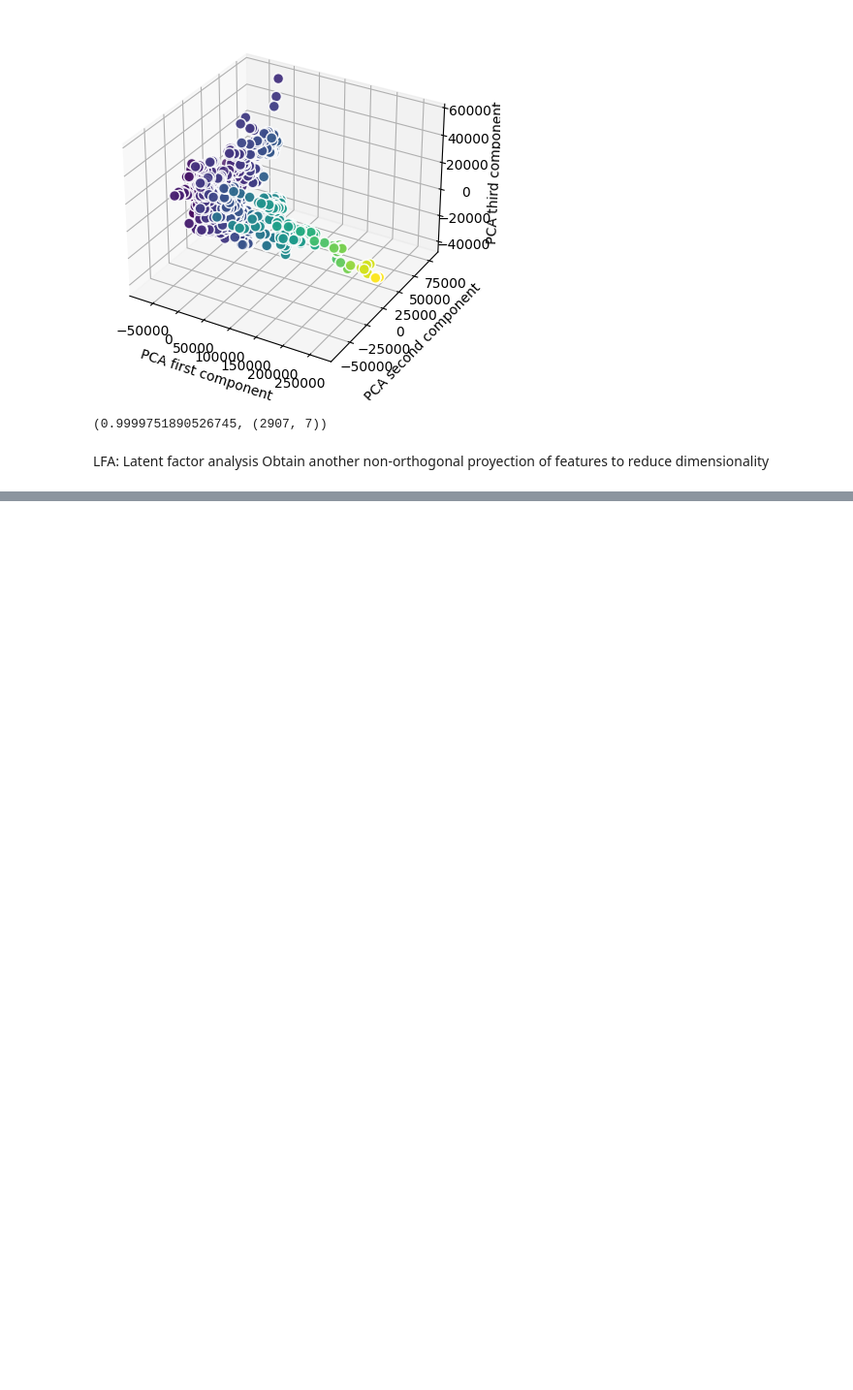
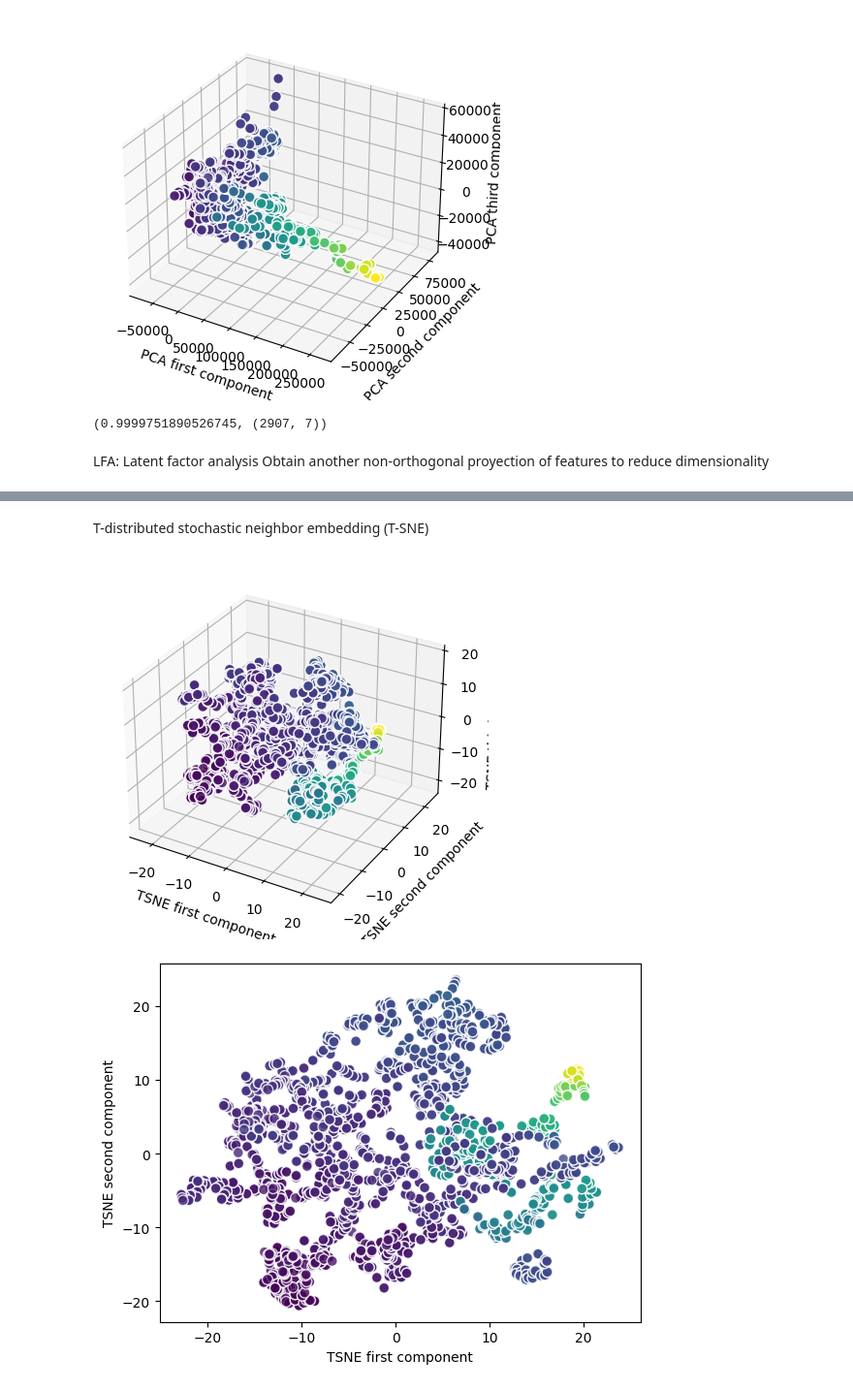
Before and after one commit to ari-apc-lab/croupier, a Jupyter notebook: forecast/analysis/analysis_partitions.ipynb, the cells around one changed output, grey strips where cells are left out. Shown at 97% size. Cells and saved outputs as stored; diff of their text form; code cells hidden in the pictures; blank space fills up the shorter version.

```diff
--- a/forecast/analysis/analysis_partitions.ipynb
+++ b/forecast/analysis/analysis_partitions.ipynb
@@ -356,4 +358,27 @@ plt.show()
 [figure]
+# %% [markdown]
+T-distributed stochastic neighbor embedding (T-SNE)
+# %%
+from sklearn.manifold import TSNE
+X_tsne = TSNE(n_components=3).fit_transform(medium_df)
+# %%
+fig = plt.figure()
+ax = fig.add_subplot(projection='3d')
+ax.scatter(X_tsne[:,0], X_tsne[:,1], X_tsne[:,2], c=medium_df['avg_queue_time_per_job'], alpha=0.8,
+    s=60, marker='o', edgecolors='white')
+ax.set_xlabel('TSNE first component')
+ax.set_ylabel('TSNE second component')
+ax.set_zlabel('TSNE third component')
+plt.show()
+
+plt.scatter(X_tsne[:,0], X_tsne[:,1], c=medium_df['avg_queue_time_per_job'], alpha=0.8,
+    s=60, marker='o', edgecolors='white')
+plt.xlabel("TSNE first component")
+plt.ylabel("TSNE second component")
+plt.show()
+# %% [output]
+[figure, added]
+[figure, added]
 # %%
 
 import math
```
Also changed, not shown: parts of 8 cells of this notebook.
